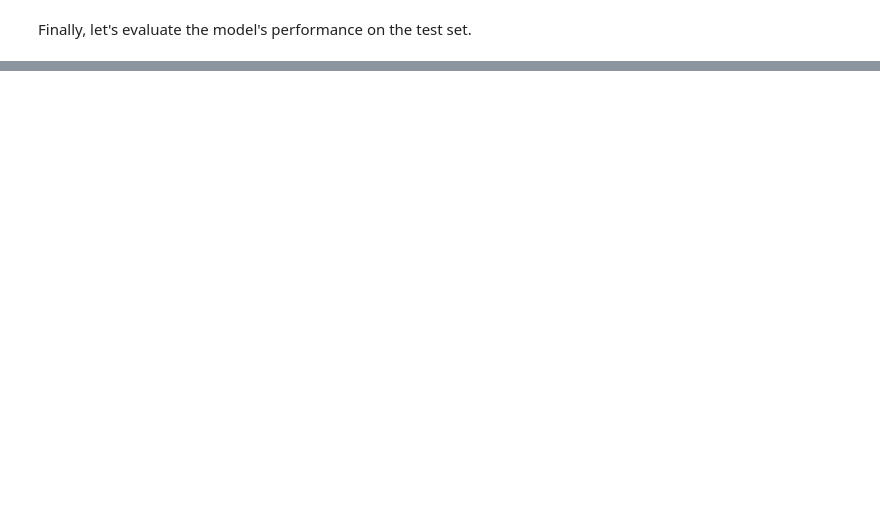
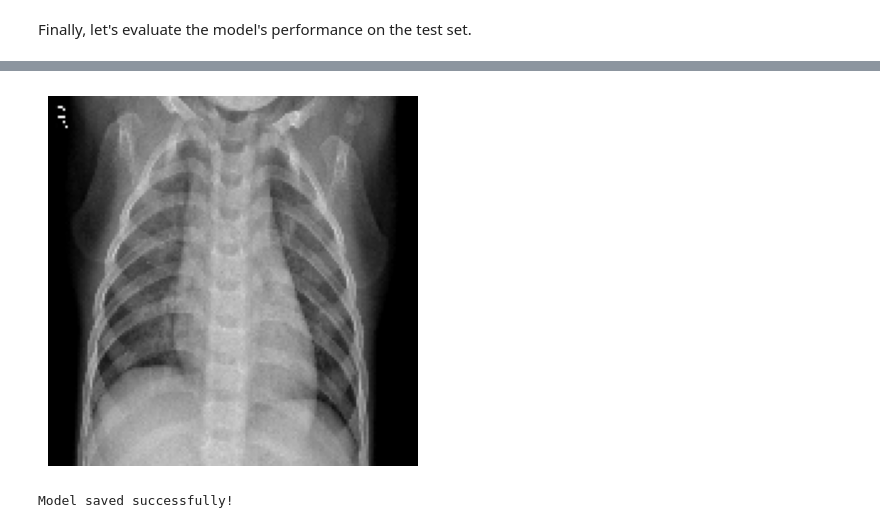
Before and after one commit to Manojmp7676/DEEP_LEARNING_FILES, a Jupyter notebook: Project_7_DL_CNN.ipynb, the cells around one changed output, grey strips where cells are left out. Cells and saved outputs as stored; diff of their text form; code cells hidden in the pictures; blank space fills up the shorter version.

```diff
--- a/Project_7_DL_CNN.ipynb
+++ b/Project_7_DL_CNN.ipynb
@@ -186,0 +237,22 @@ plt.show()
+# %%
+from tensorflow.keras.preprocessing import image
+import numpy as np
+
+sample_image = os.path.join(test_dir, "NORMAL", os.listdir(os.path.join(test_dir, "NORMAL"))[0])
+
+img = image.load_img(sample_image, target_size=(150,150))
+
+img_array = image.img_to_array(img)
+img_array = np.expand_dims(img_array, axis=0)
+img_array = img_array / 255.0
+
+prediction = model.predict(img_array)
+
+plt.imshow(img)
+plt.axis("off")
+
+if prediction[0][0] > 0.5:
+    print("Prediction : PNEUMONIA")
+else:
+    print("Prediction : NORMAL")
+# %% [output]
@@ -186,0 +261,7 @@ plt.show()
+[figure, added]
+# %%
+model.save("Pneumonia_CNN_Model.keras")
+
+print("Model saved successfully!")
+# %% [output]
+Model saved successfully!
```
Also changed, not shown: parts of 7 cells of this notebook.
